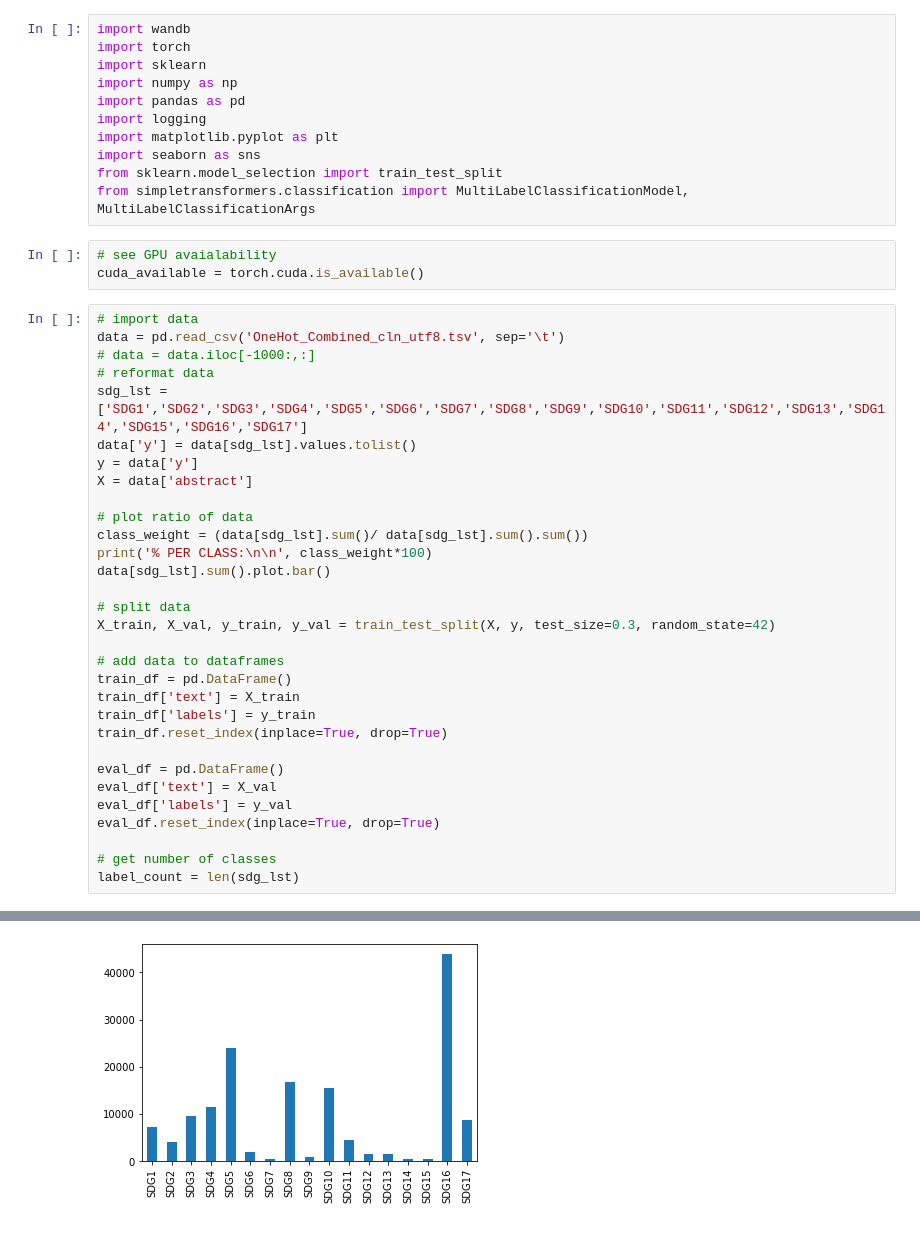
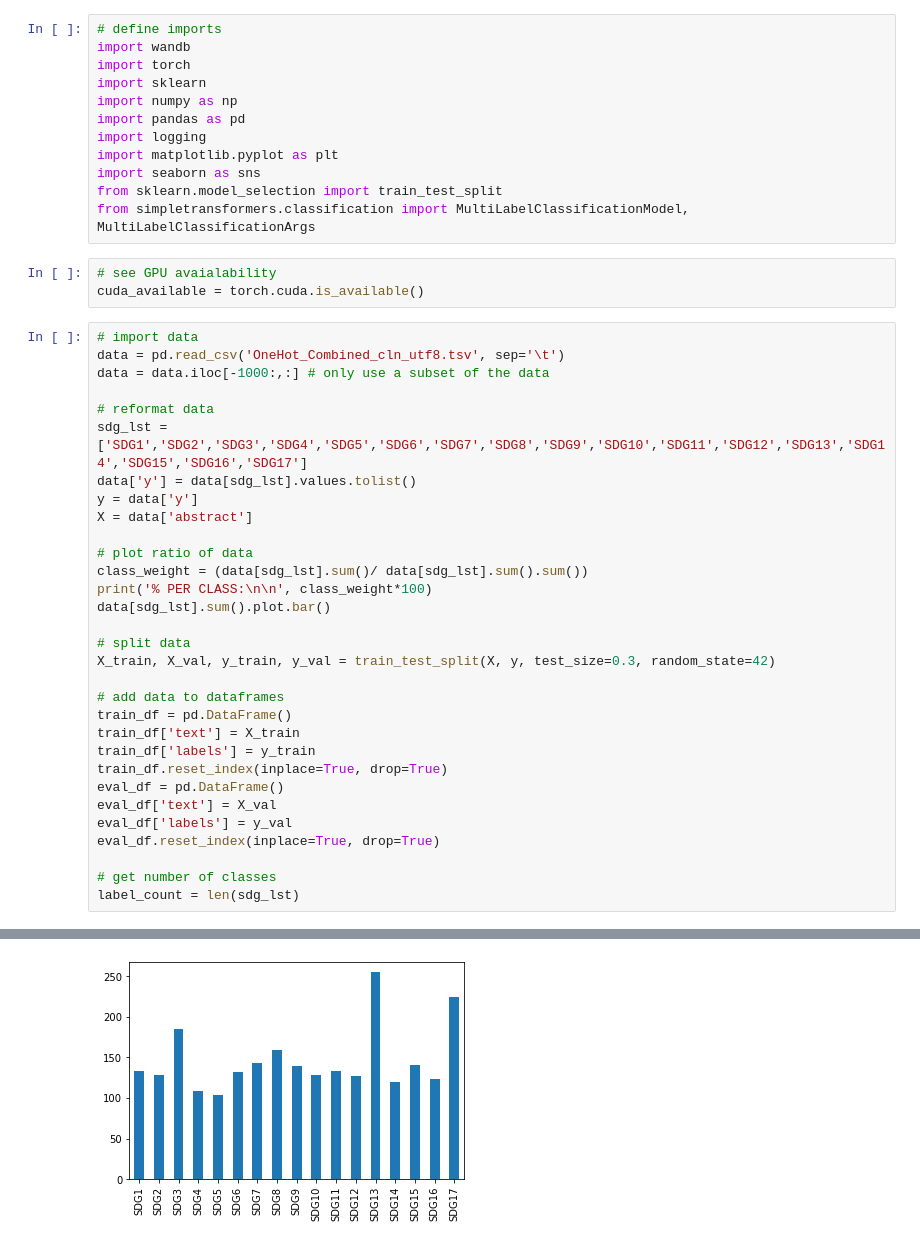
Before and after one commit to ChristopherMarais/Transformers_simple_wandb_experiments, a Jupyter notebook: SASDGHUB/Parameter_tuning.ipynb, the cells around one changed output, grey strips where cells are left out. Cells and saved outputs as stored; diff of their text form.

```diff
--- a/SASDGHUB/Parameter_tuning.ipynb
+++ b/SASDGHUB/Parameter_tuning.ipynb
@@ -1,4 +9,5 @@
 # %%
+# define imports
 import wandb
 import torch
 import sklearn
@@ -15,7 +24,8 @@ cuda_available = torch.cuda.is_available()
 # %%
 # import data
 data = pd.read_csv('OneHot_Combined_cln_utf8.tsv', sep='\t')
-# data = data.iloc[-1000:,:]
+data = data.iloc[-1000:,:] # only use a subset of the data
+
 # reformat data
 sdg_lst = ['SDG1','SDG2','SDG3','SDG4','SDG5','SDG6','SDG7','SDG8','SDG9','SDG10','SDG11','SDG12','SDG13','SDG14','SDG15','SDG16','SDG17']
 data['y'] = data[sdg_lst].values.tolist()
@@ -35,7 +45,6 @@ train_df = pd.DataFrame()
 train_df['text'] = X_train
 train_df['labels'] = y_train
 train_df.reset_index(inplace=True, drop=True)
-
 eval_df = pd.DataFrame()
 eval_df['text'] = X_val
 eval_df['labels'] = y_val
@@ -66,2 +75,2 @@ SDG17     5.757424
 dtype: float64
-[figure, old version]
+[figure, new version]
```
Also changed, not shown: parts of 9 cells of this notebook.
